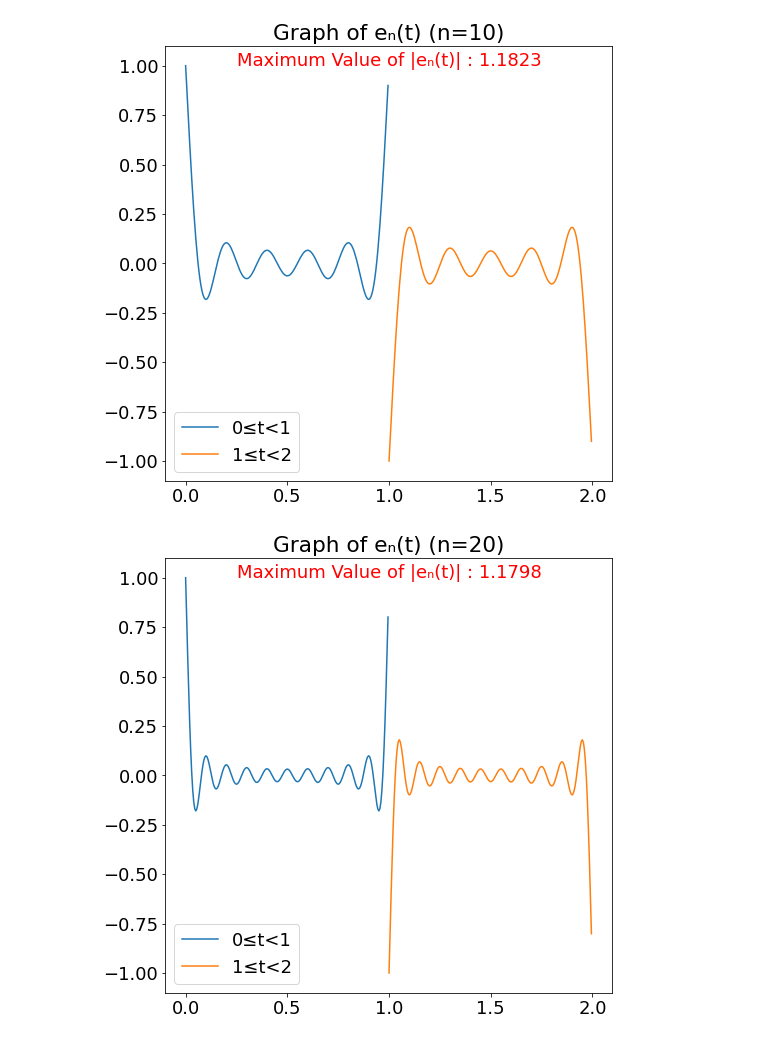
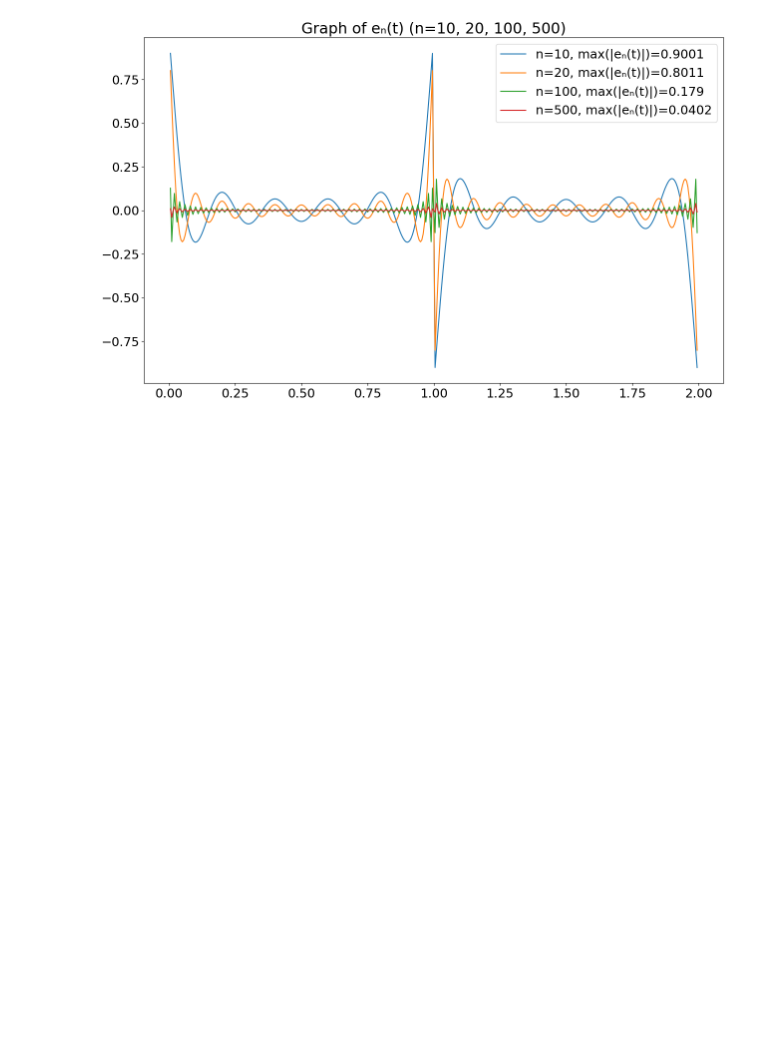
Before and after one commit to oneonlee/Digital-Signal-Processing, a Jupyter notebook: Gibbs-phenomenon/Gibbs_phenomenon.ipynb, the cells around one changed output. Drawn from its saved outputs; the diff is of its cells as text; code cells hidden in the pictures; blank space fills up the shorter version.

```diff
--- a/Gibbs-phenomenon/Gibbs_phenomenon.ipynb
+++ b/Gibbs-phenomenon/Gibbs_phenomenon.ipynb
@@ -32,42 +32,48 @@ for N in N_list:
 # %%
 import numpy as np
 import matplotlib.pyplot as plt
 from math import pi
 
 plt.rcParams['figure.figsize'] = [8, 8]
 plt.rcParams.update({'font.size': 18})
 
 dt = 0.005
-t1 = np.arange(0, 1, dt)
-t2 = np.arange(1, 2, dt)
-all_t = np.arange(0, 2+dt, dt)
+t1 = np.arange(0+dt, 1, dt)
+t2 = np.arange(1+dt, 2, dt)
+all_t = np.append(t1, t2[:-1])
 
 def periodic(t, xn, N):
     for n in range (1,int(N+1)):
         if n%2==1:
           xn = xn +4/pi*(1/n)*np.sin(n*pi*t)
     return xn
 
 N_list = [10, 20, 100, 500]
+xn_dict = {}
+error_dict = {}
 
 for N in N_list:
-    plt.title(f"Graph of eₙ(t) (n={N})")
-    error = {}
+    error = []
 
     xn1 = periodic(t1, 0, N)
     for x in xn1:
-        error[x] = abs(1-xn1)
-    plt.plot(t1, 1-xn1, label="0≤t<1")
+        error.append(abs(1-x))
 
     xn2 = periodic(t2, 0, N)
     for x in xn2:
-        error[x] = abs(-1-xn1)
-    plt.plot(t2, -1-xn2, label="1≤t<2")
+        error.append(abs(-1-x))
 
-    plt.text(1, 1, f'Maximum Value of |eₙ(t)| : {str(round(max(error), 4))}', color='r', horizontalalignment='center')
-    plt.legend(loc = "lower left")
-    plt.savefig(f'2-{N}.png', dpi=300)
-    plt.show()
+    tmp1 = 1-xn1
+    tmp2 = -1-xn2[:-1]
+    xn_dict[N] = np.append(tmp1, tmp2)
+    error_dict[N] = error
+
+plt.figure(figsize=(15, 9))
+plt.title(f"Graph of eₙ(t) (n={', '.join([str(N) for N in N_list])})")
+for N in N_list:
+    plt.plot(all_t, xn_dict[N], label=f"n={N}, max(|eₙ(t)|)={round(max(error_dict[N][:-1]),4)}")
+plt.legend(loc = "upper right")
+plt.savefig(f'2.png', dpi=500)
+plt.show()
 # %% [output]
-[figure, old version]
+[figure, new version]
-[figure, removed]
```
Also changed, not shown: parts of 2 cells of this notebook, 6 other files.
